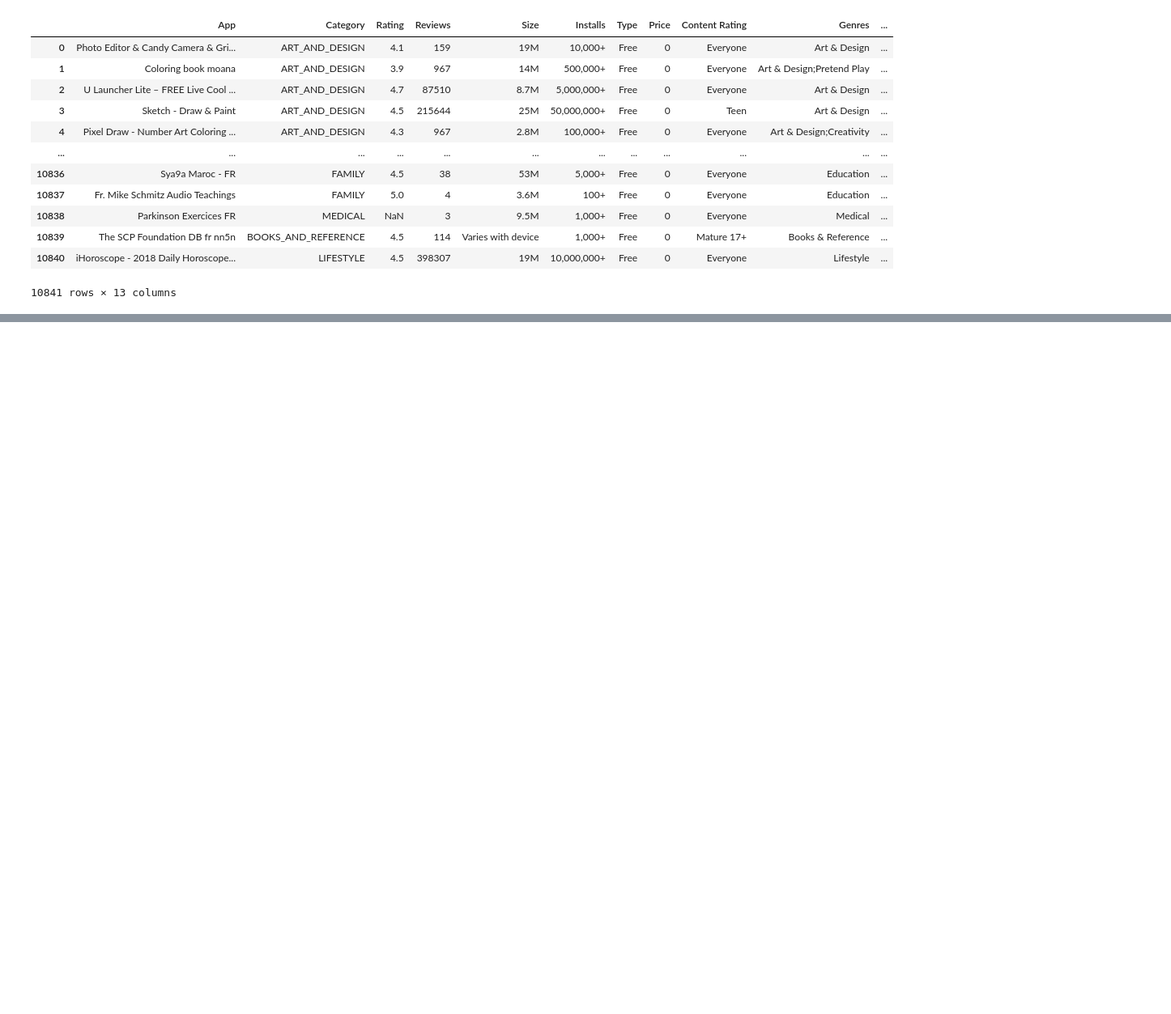
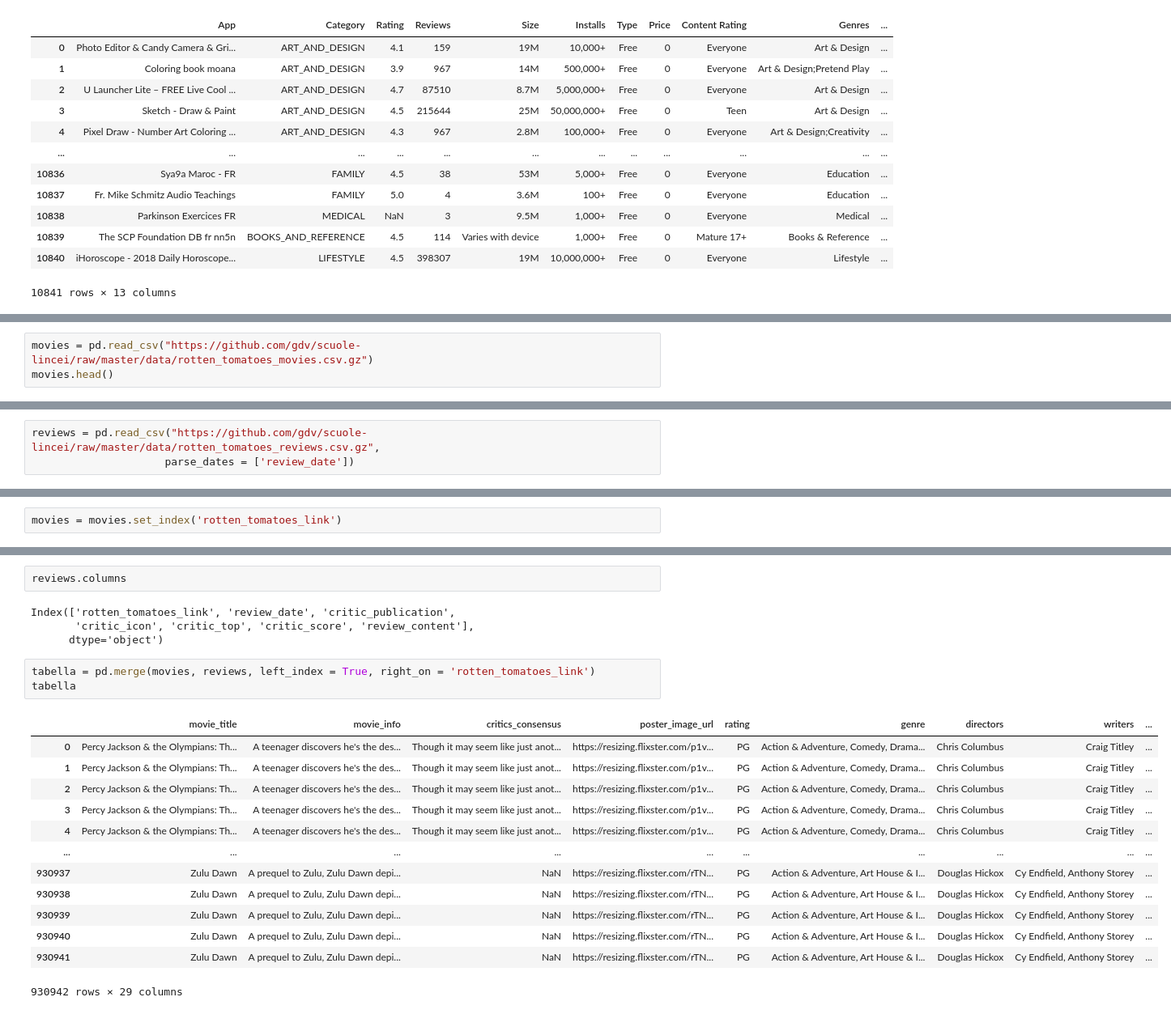
Before and after one commit to gdv/scuole-lincei, a Jupyter notebook: Lincei.ipynb, the cells around one changed output, grey strips where cells are left out. Shown at 81% size. Cells and saved outputs as stored; diff of their text form; blank space fills up the shorter version.

```diff
--- a/Lincei.ipynb
+++ b/Lincei.ipynb
@@ -186,0 +794,3 @@ pd.read_csv("https://github.com/gdv/scuole-lincei/blob/master/data/istat-giovani
+# %%
+movies = pd.read_csv("https://github.com/gdv/scuole-lincei/raw/master/data/rotten_tomatoes_movies.csv.gz")
+movies.head()
@@ -186,0 +805,3 @@ pd.read_csv("https://github.com/gdv/scuole-lincei/blob/master/data/istat-giovani
+# %%
+reviews = pd.read_csv("https://github.com/gdv/scuole-lincei/raw/master/data/rotten_tomatoes_reviews.csv.gz",
+                     parse_dates = ['review_date'])
@@ -186,0 +832,2 @@ pd.read_csv("https://github.com/gdv/scuole-lincei/blob/master/data/istat-giovani
+# %%
+movies = movies.set_index('rotten_tomatoes_link')
@@ -186,0 +856,23 @@ pd.read_csv("https://github.com/gdv/scuole-lincei/blob/master/data/istat-giovani
+# %%
+reviews.columns
+# %% [output]
+Index(['rotten_tomatoes_link', 'review_date', 'critic_publication',
+       'critic_icon', 'critic_top', 'critic_score', 'review_content'],
+      dtype='object')
+# %%
+tabella = pd.merge(movies, reviews, left_index = True, right_on = 'rotten_tomatoes_link')
+tabella
+# %% [output]
+|  | movie_title | movie_info | critics_consensus | poster_image_url | rating | genre | directors | writers | ... |
+| 0 | Percy Jackson & the Olympians: Th... | A teenager discovers he's the des... | Though it may seem like just anot... | https://resizing.flixster.com/p1v... | PG | Action & Adventure, Comedy, Drama... | Chris Columbus | Craig Titley | ... |
+| 1 | Percy Jackson & the Olympians: Th... | A teenager discovers he's the des... | Though it may seem like just anot... | https://resizing.flixster.com/p1v... | PG | Action & Adventure, Comedy, Drama... | Chris Columbus | Craig Titley | ... |
+| 2 | Percy Jackson & the Olympians: Th... | A teenager discovers he's the des... | Though it may seem like just anot... | https://resizing.flixster.com/p1v... | PG | Action & Adventure, Comedy, Drama... | Chris Columbus | Craig Titley | ... |
+| 3 | Percy Jackson & the Olympians: Th... | A teenager discovers he's the des... | Though it may seem like just anot... | https://resizing.flixster.com/p1v... | PG | Action & Adventure, Comedy, Drama... | Chris Columbus | Craig Titley | ... |
+| 4 | Percy Jackson & the Olympians: Th... | A teenager discovers he's the des... | Though it may seem like just anot... | https://resizing.flixster.com/p1v... | PG | Action & Adventure, Comedy, Drama... | Chris Columbus | Craig Titley | ... |
+| ... | ... | ... | ... | ... | ... | ... | ... | ... | ... |
+| 930937 | Zulu Dawn | A prequel to Zulu, Zulu Dawn depi... | NaN | https://resizing.flixster.com/rTN... | PG | Action & Adventure, Art House & I... | Douglas Hickox | Cy Endfield, Anthony Storey | ... |
+| 930938 | Zulu Dawn | A prequel to Zulu, Zulu Dawn depi... | NaN | https://resizing.flixster.com/rTN... | PG | Action & Adventure, Art House & I... | Douglas Hickox | Cy Endfield, Anthony Storey | ... |
+| 930939 | Zulu Dawn | A prequel to Zulu, Zulu Dawn depi... | NaN | https://resizing.flixster.com/rTN... | PG | Action & Adventure, Art House & I... | Douglas Hickox | Cy Endfield, Anthony Storey | ... |
+| 930940 | Zulu Dawn | A prequel to Zulu, Zulu Dawn depi... | NaN | https://resizing.flixster.com/rTN... | PG | Action & Adventure, Art House & I... | Douglas Hickox | Cy Endfield, Anthony Storey | ... |
+| 930941 | Zulu Dawn | A prequel to Zulu, Zulu Dawn depi... | NaN | https://resizing.flixster.com/rTN... | PG | Action & Adventure, Art House & I... | Douglas Hickox | Cy Endfield, Anthony Storey | ... |
+930942 rows × 29 columns
```
Also changed, not shown: parts of 72 cells of this notebook.
